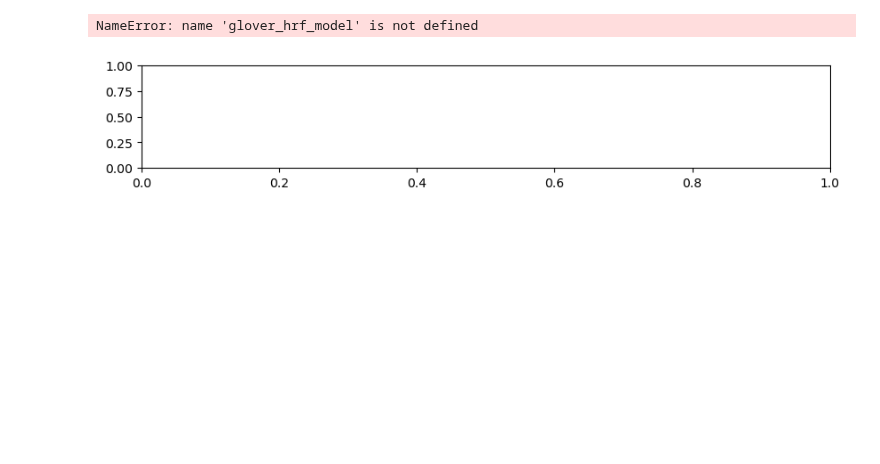
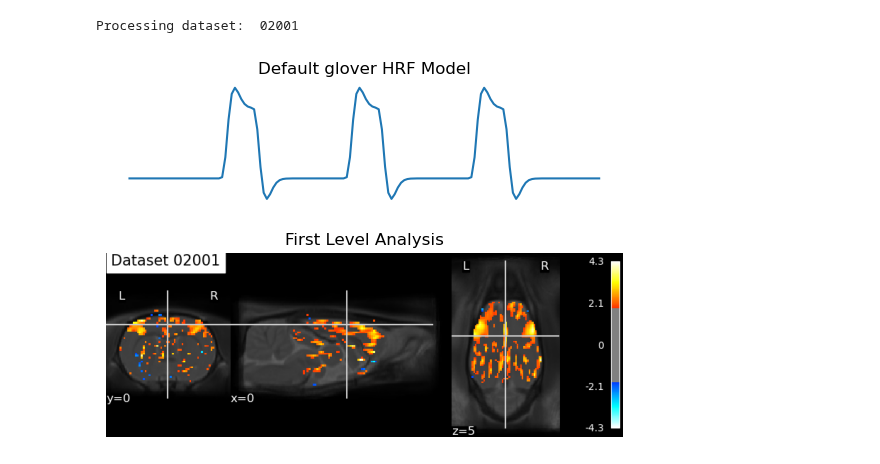
Before and after one commit to grandjeanlab/multirat_se, a Jupyter notebook: asset/figures/second_level.ipynb, the cells around one changed output. Cells and saved outputs as stored; diff of their text form; code cells hidden in the pictures; blank space fills up the shorter version.

```diff
--- a/asset/figures/second_level.ipynb
+++ b/asset/figures/second_level.ipynb
@@ -69,0 +40,16 @@ plt.show()
+# %%
+# Init variables
+ID = "0"+str(2002)
+subj_num = 200200
+matrix = pd.read_csv(matrix_path+'matrix_sub-0{}_ses-1.csv'.format(subj_num))
+map = mpimg.imread(second_level_path+'stat_map_dataset-{}_z_score.png'.format(ID))
+z_scores = nib.load(z_scores_path+'z_score_dataset-{}.nii.gz'.format(ID))
+
+residuals_csv = pd.read_csv(mask_ROIs_path+'residuals/residuals_sub-0{}_ses-1.csv'.format(subj_num))
+residuals_csv = ((residuals_csv - np.mean(residuals_csv)) / np.std(residuals_csv))
+mean_residuals = residuals_csv.mean(axis=1)
+
+glover_hrf_model = pd.read_csv(first_level_path+'glover/matrix/matrix_sub-0{}_ses-1.csv'.format(subj_num))
+glover_hrf_model = glover_hrf_model.iloc[:, 0]
+
+template =nib.load(template_path)
@@ -70,21 +136,31 @@ plt.show()
 # %%
 # Compare default HRF
 
-fig = plt.figure(figsize=(20, 10))
-gs = fig.add_gridspec(nrows=3, ncols=2, hspace=0.5, wspace=0.01, height_ratios=[2, 4, 4], width_ratios=[1, 1])  #hspace (height space) and wspace (width space)
+for dataset in range(1, 2):
 
-# Create Three Axes Objects
-ax1 = fig.add_subplot(gs[0, 0])
-ax1.plot(glover_hrf_model)
-ax1.set_ylabel('HRF amplitude')
-ax1.set_xlabel('Time (s)')
-ax1.set_title('Default glover HRF Model')
-ax1.set_axis_off()
+    fig = plt.figure(figsize=(20, 5))
+    gs = fig.add_gridspec(nrows=2, ncols=2, hspace=0.1, wspace=1.0, height_ratios=[1, 2], width_ratios=[1, 1])  #hspace (height space) and wspace (width space)
 
-ax3 = fig.add_subplot(gs[1, 0])
-ax3.imshow(glover_hrf_first)
-ax3.set_title('First Level Analysis')
-ax3.set_axis_off()
+    ID = "0"+str(2000+dataset)
+    print('Processing dataset: ', ID)
+    model = pd.read_csv(model_path+'model_sub-{}00_ses-1.csv'.format(ID))
+    map = mpimg.imread(second_level_path+'stat_map_dataset-{}_z_score.png'.format(ID))
+
+    # Create Three Axes Objects
+    ax1 = fig.add_subplot(gs[0, axes)
+    ax1.plot(model)
+    ax1.set_ylabel('HRF amplitude')
+    ax1.set_xlabel('Time (s)')
+    ax1.set_title('Default glover HRF Model')
+    ax1.set_axis_off()
+
+    ax3 = fig.add_subplot(gs[1, axes)
+    ax3.imshow(map)
+    ax3.set_title('First Level Analysis')
+    ax3.set_axis_off()
+
+    #plt.savefig('/project/4180000.19/multirat_stim/scratch/plots/compare_sec_level/glover_model_map_dataset-{}.svg'.format(ID), format='svg', dpi=1200)
+    plt.savefig('/project/4180000.19/multirat_stim/scratch/plots/compare_sec_level/glover_model_map_dataset-{}.svg'.format(ID), format='svg', dpi=1200)
 # %% [output]
-NameError: name 'glover_hrf_model' is not defined
+Processing dataset:  02001
-[figure, old version]
+[figure, new version]
```
Also changed, not shown: parts of 10 cells of this notebook.
